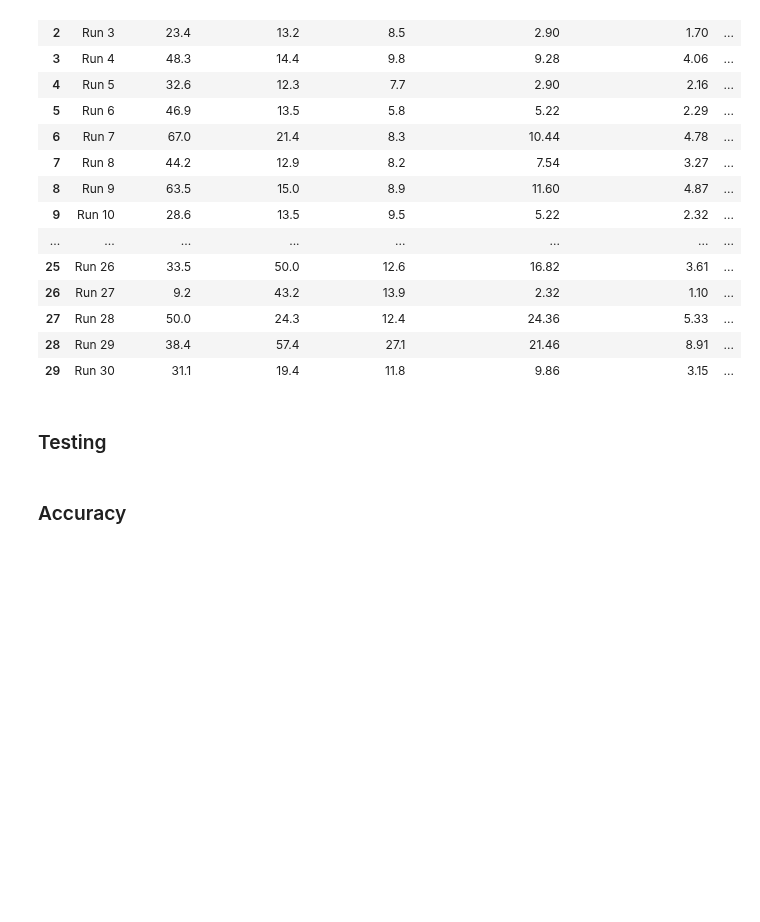
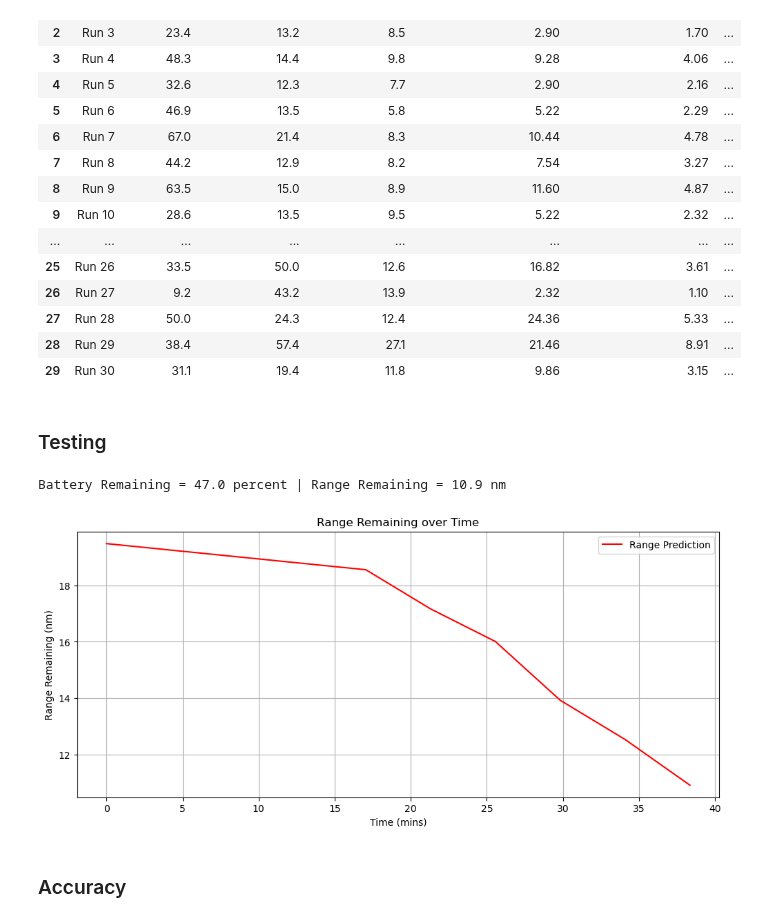
Before and after one commit to eliu420/photon-range-estimator, a Jupyter notebook: test_loop.ipynb, the cells around one changed output. Cells and saved outputs as stored; diff of their text form; code cells hidden in the pictures; blank space fills up the shorter version.

```diff
--- a/test_loop.ipynb
+++ b/test_loop.ipynb
@@ -81,20 +76,44 @@ df = testing().add_variables(runs_dict['Run 29'])
 # %%
 '''Create algorithm instance'''
 range_estimator = range_est(58, 2.5, 0.3, 0,0,0)
+range_list = []
 
-range_list = []
 """Test Loop"""
 for i in range(len(df)):
     dataStream = testing().parse_csv(df.iloc[i])
+    range_estimator.overall_avg(dataStream)
+    range_list.append(range_estimator.range_remaining)
 
-    # range_estimator.overall_dist_avg(dataStream)
-    # range_estimator.overall_time_avg(dataStream)
-    range_estimator.rolling_avg(dataStream)
-
-    # print('Battery Remaining = %.1f percent | Range Remaining = %.1f nm'
-    #       % (dataStream['soc'], range_estimator.range_remaining), end=' \r')
-    # time.sleep(.005)
-    range_list.append(range_estimator.range_remaining)
+    print('Battery Remaining = %.1f percent | Range Remaining = %.1f nm'
+          % (dataStream['soc'], range_estimator.range_remaining), end=' \r')
+    # time.sleep(.003)
+# %% [output]
+Battery Remaining = 47.0 percent | Range Remaining = 10.9 nm
+# %%
+duration = (df['Time'].iloc[-1] - df['Time'].iloc[0]).seconds/60
+x = np.linspace(0, duration, len(range_list))
+y = range_list
+
+x_smooth = np.linspace(np.min(x),np.max(x),num = 10) #Num represents number of points, play around to affect smoothness
+bspline = interpolate.make_interp_spline(x,y)
+y_smooth = bspline(x_smooth)
+
+fig, ax1 = plt.subplots(figsize=(12,5))
+
+ax1.plot(x_smooth, y_smooth, color='red')
+ax1.set_title('Range Remaining over Time')
+ax1.set_xlabel('Time (mins)')
+ax1.set_ylabel('Range Remaining (nm)')
+ax1.legend(['Range Prediction'])
+ax1.grid()
+
+# ax2 = ax1.twinx()
+# ax2.plot(x, df['tripDistance'], color='green')
+# ax2.set_ylabel('Distance Traveled (nm)')
+# ax2.legend(['Distance Traveled'], loc='upper center')
+# ax2.invert_yaxis()
+# %% [output]
+[figure, added]
 # %% [markdown]
 ### Accuracy
 # %%
```
Also changed, not shown: parts of 6 cells of this notebook, 1 other file.
